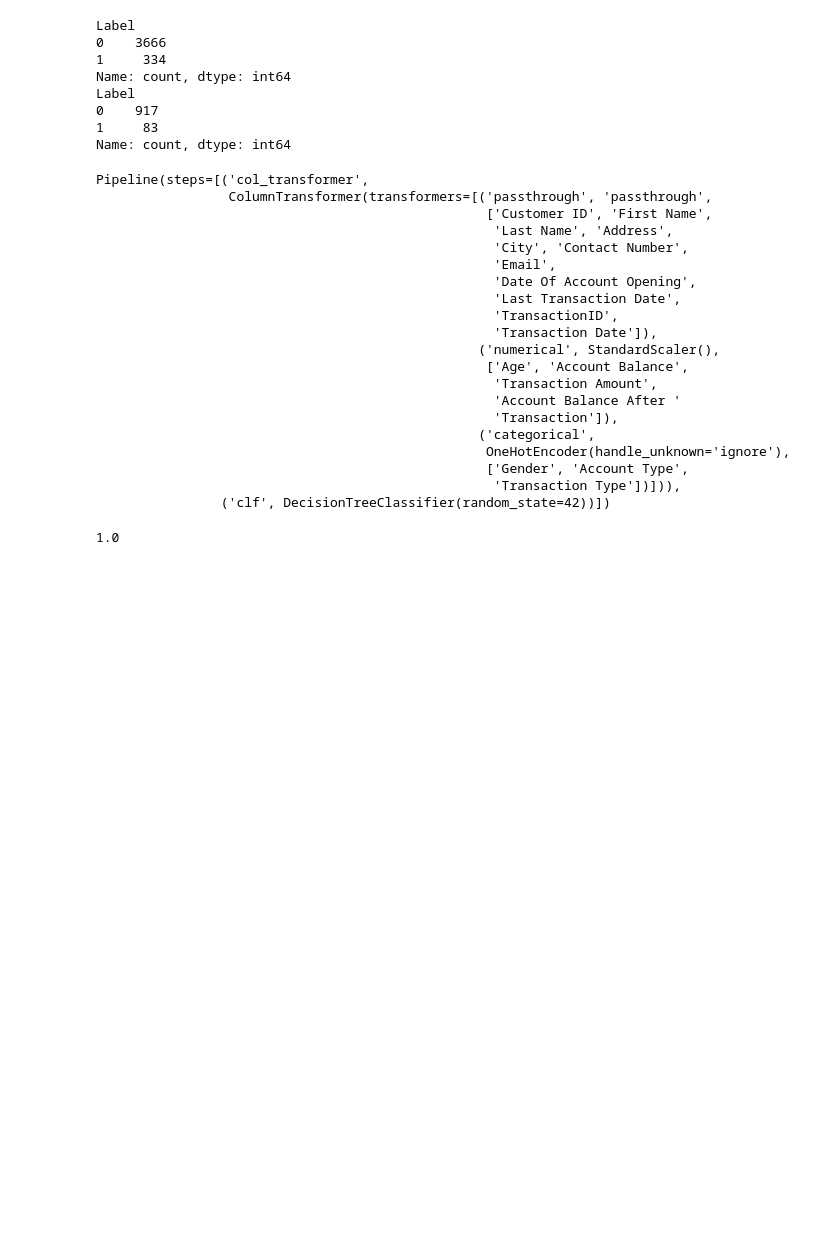
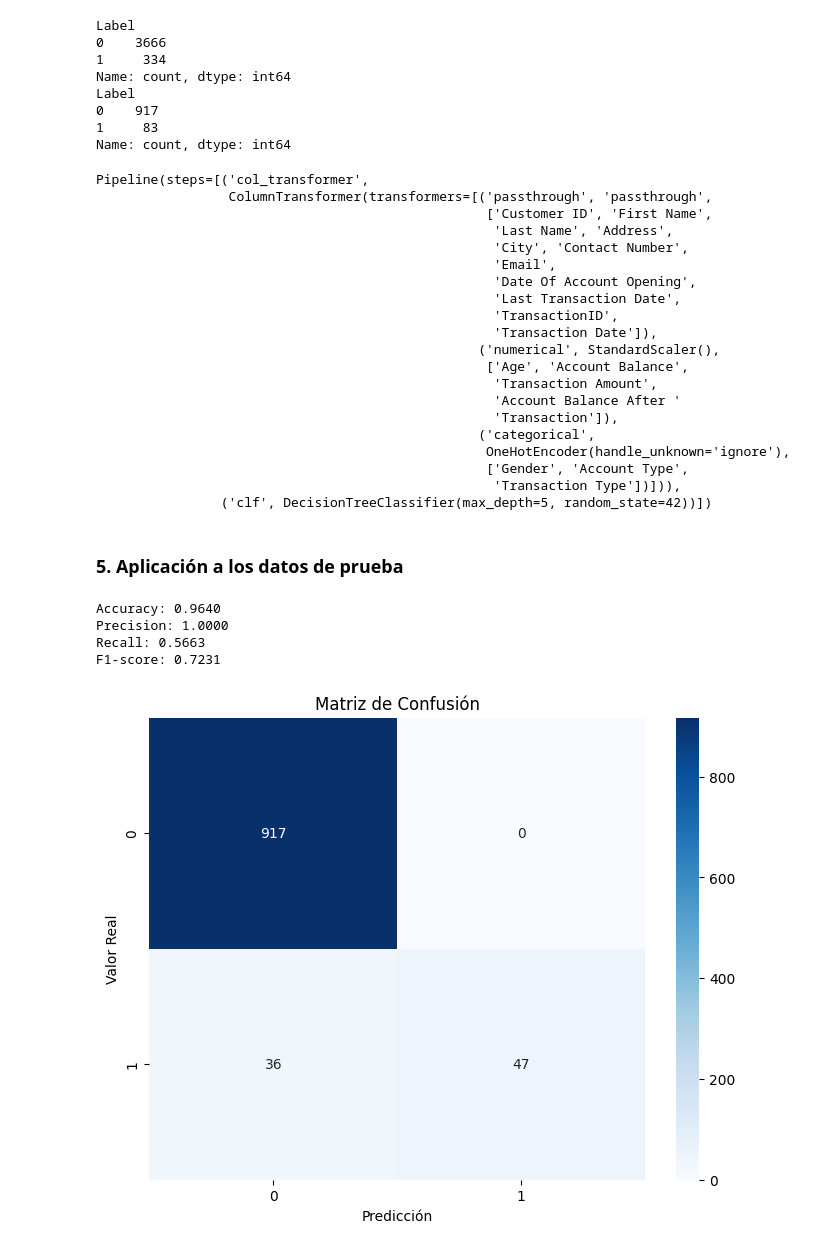
Before and after one commit to albertofalco/ENAP, a Jupyter notebook: 2025_01/main/main.ipynb, the cells around one changed output. Cells and saved outputs as stored; diff of their text form; code cells hidden in the pictures; blank space fills up the shorter version.

```diff
--- a/2025_01/main/main.ipynb
+++ b/2025_01/main/main.ipynb
@@ -275,7 +275,7 @@ from sklearn.tree import DecisionTreeClassifier
 from sklearn.metrics import accuracy_score, precision_score, recall_score, f1_score
 
 # Instanciación del estimador.
-clf = DecisionTreeClassifier(random_state=42)
+clf = DecisionTreeClassifier(random_state=42,max_depth=5)
 
 # Pipeline.
 pipe = Pipeline(steps=[('col_transformer', col_transformer),
@@ -304,10 +304,48 @@ Pipeline(steps=[('col_transformer',
                                                   OneHotEncoder(handle_unknown='ignore'),
                                                   ['Gender', 'Account Type',
                                                    'Transaction Type'])])),
-                ('clf', DecisionTreeClassifier(random_state=42))])
+                ('clf', DecisionTreeClassifier(max_depth=5, random_state=42))])
+# %% [markdown]
+### 5. Aplicación a los datos de prueba
 # %%
+# Obtención de las predicciones de registros anómalos.
 y_pred = pipe.predict(X_test)
-
-accuracy_score(y_test, y_pred)
+y_prob = pipe.predict_proba(X_test)
-# %% [output]
-1.0
+# %%
+# Obtención de métricas.
+from sklearn.metrics import accuracy_score, precision_score, recall_score, f1_score
+
+# Cálculo de métricas.
+accuracy = accuracy_score(y_test, y_pred)
+precision = precision_score(y_test, y_pred)
+recall = recall_score(y_test, y_pred)
+f1 = f1_score(y_test, y_pred)
+
+# Impresión.
+print(f"Accuracy: {accuracy:.4f}")
+print(f"Precision: {precision:.4f}")
+print(f"Recall: {recall:.4f}")
+print(f"F1-score: {f1:.4f}")
+# %% [output]
+Accuracy: 0.9640
+Precision: 1.0000
+Recall: 0.5663
+F1-score: 0.7231
+# %%
+# Matriz de confusión.
+# Importación de librerías.
+from sklearn.metrics import confusion_matrix, roc_curve, roc_auc_score
+import seaborn as sns
+
+# Matriz de confusión.
+cm = confusion_matrix(y_test, y_pred)
+
+# Gráfico.
+plt.figure(figsize=(8, 6))
+sns.heatmap(cm, annot=True, fmt='d', cmap='Blues', xticklabels=['0', '1'], yticklabels=['0', '1'])
+plt.xlabel('Predicción')
+plt.ylabel('Valor Real')
+plt.title('Matriz de Confusión')
+plt.show()
+# %% [output]
+[figure, added]
```
Also changed, not shown: parts of 6 cells of this notebook.
